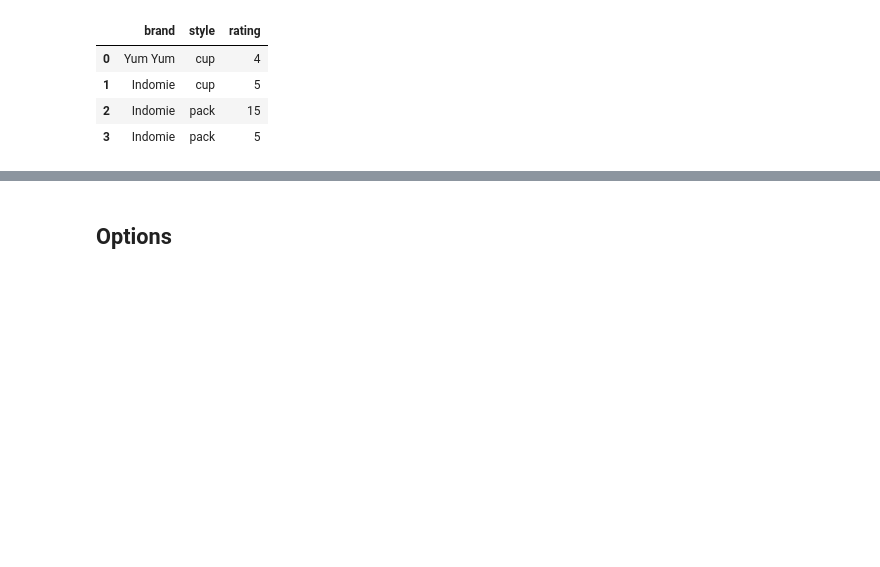
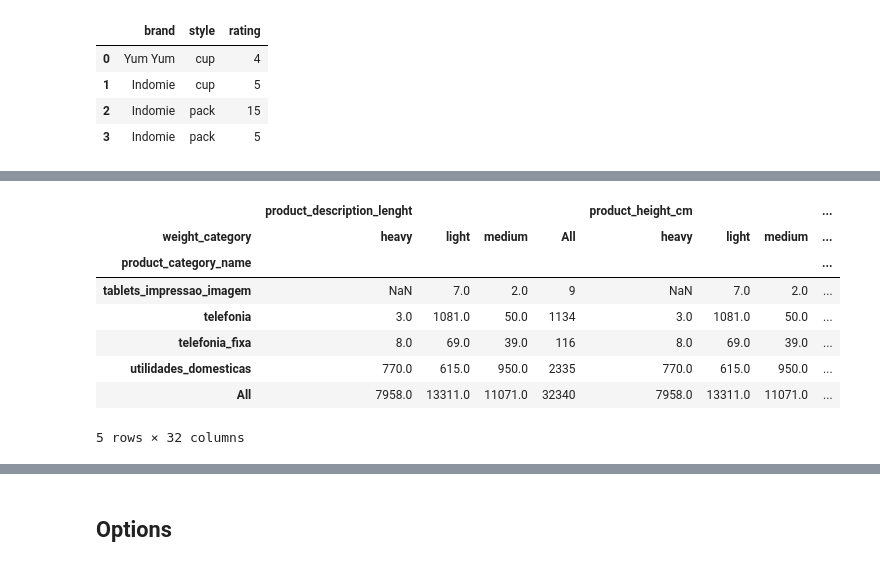
Before and after one commit to bartosz67/eda, a Jupyter notebook: Pandas.ipynb, the cells around one changed output, grey strips where cells are left out. Saved outputs shown, nothing was run; the diff lists cells and outputs as text; code cells hidden in the pictures; blank space fills up the shorter version.

```diff
--- a/Pandas.ipynb
+++ b/Pandas.ipynb
@@ -330,0 +680,12 @@ temp.drop_duplicates(keep='last', ignore_index=True)
+# %%
+products.pivot_table(index='product_category_name', columns='weight_category', aggfunc='count', margins=True).tail()
+# %% [output]
+|  | product_description_lenght |  |  |  | product_height_cm |  |  | ... |
+| weight_category | heavy | light | medium | All | heavy | light | medium | ... |
+| product_category_name |  |  |  |  |  |  |  | ... |
+| tablets_impressao_imagem | NaN | 7.0 | 2.0 | 9 | NaN | 7.0 | 2.0 | ... |
+| telefonia | 3.0 | 1081.0 | 50.0 | 1134 | 3.0 | 1081.0 | 50.0 | ... |
+| telefonia_fixa | 8.0 | 69.0 | 39.0 | 116 | 8.0 | 69.0 | 39.0 | ... |
+| utilidades_domesticas | 770.0 | 615.0 | 950.0 | 2335 | 770.0 | 615.0 | 950.0 | ... |
+| All | 7958.0 | 13311.0 | 11071.0 | 32340 | 7958.0 | 13311.0 | 11071.0 | ... |
+5 rows × 32 columns
```
Also changed, not shown: parts of 84 cells of this notebook.
